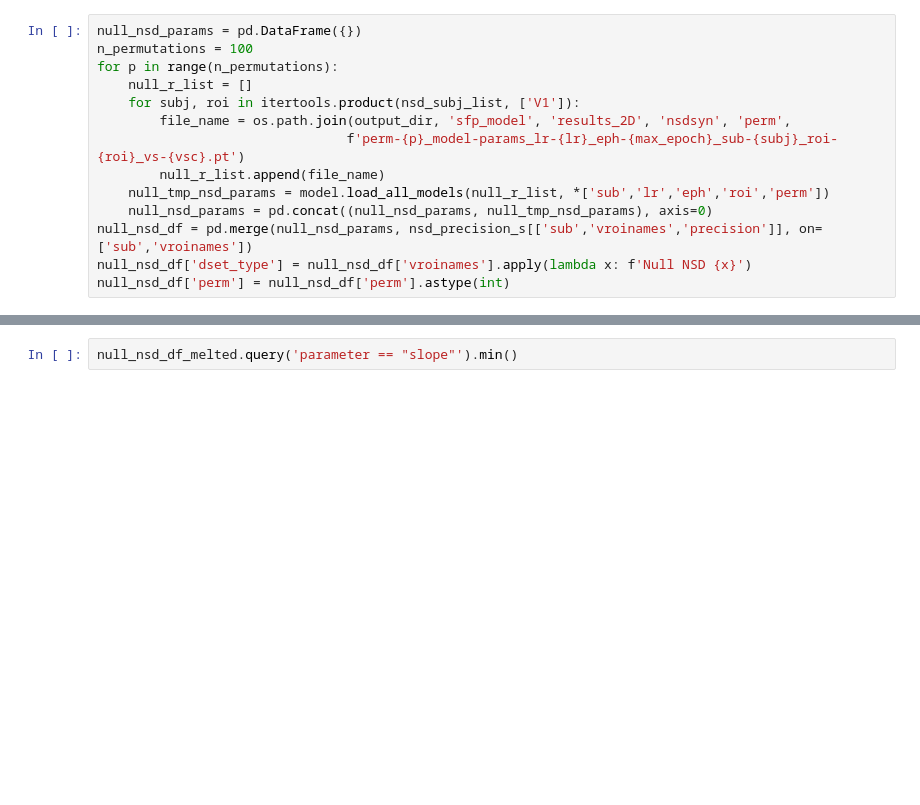
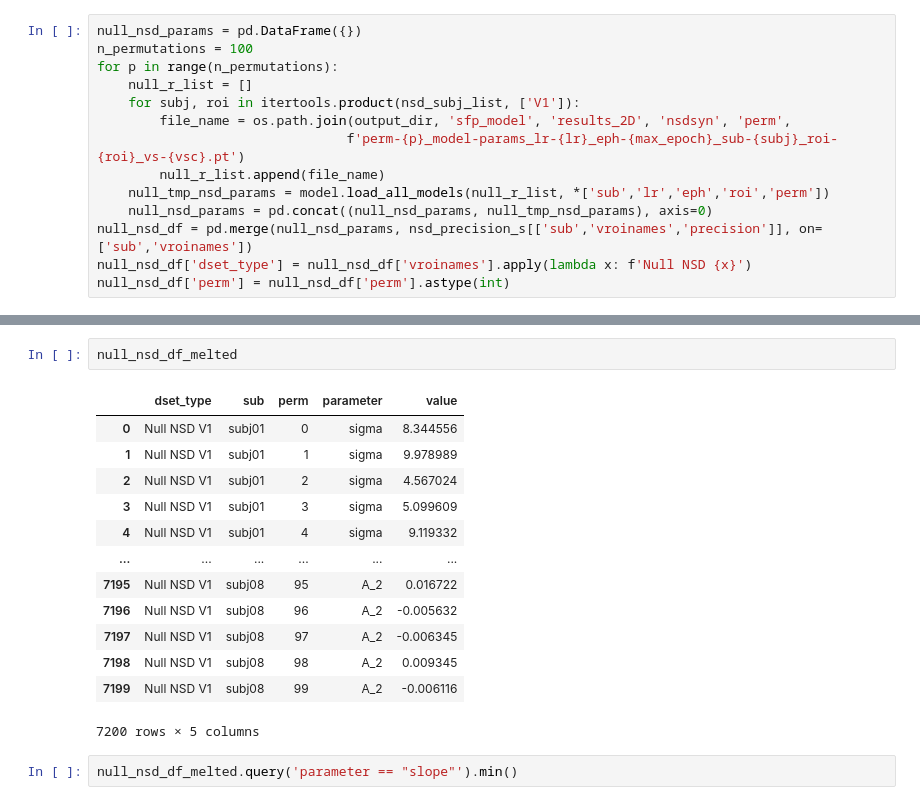
Before and after one commit to JiyeongHa/Spatial-Frequency-Preferences_NSDsyn, a Jupyter notebook: notebooks/null-distribution-comparison.ipynb, the cells around one changed output, grey strips where cells are left out. Drawn from its saved outputs; the diff is of its cells as text; blank space fills up the shorter version.

```diff
--- a/notebooks/null-distribution-comparison.ipynb
+++ b/notebooks/null-distribution-comparison.ipynb
@@ -106,3 +107,19 @@ vis2D.plot_null_parameter_distributions(null_nsd_df_melted, real_df=broderick_df
+# %%
+null_nsd_df_melted
+# %% [output]
+|  | dset_type | sub | perm | parameter | value |
+| 0 | Null NSD V1 | subj01 | 0 | sigma | 8.344556 |
+| 1 | Null NSD V1 | subj01 | 1 | sigma | 9.978989 |
+| 2 | Null NSD V1 | subj01 | 2 | sigma | 4.567024 |
+| 3 | Null NSD V1 | subj01 | 3 | sigma | 5.099609 |
+| 4 | Null NSD V1 | subj01 | 4 | sigma | 9.119332 |
+| ... | ... | ... | ... | ... | ... |
+| 7195 | Null NSD V1 | subj08 | 95 | A_2 | 0.016722 |
+| 7196 | Null NSD V1 | subj08 | 96 | A_2 | -0.005632 |
+| 7197 | Null NSD V1 | subj08 | 97 | A_2 | -0.006345 |
+| 7198 | Null NSD V1 | subj08 | 98 | A_2 | 0.009345 |
+| 7199 | Null NSD V1 | subj08 | 99 | A_2 | -0.006116 |
+7200 rows × 5 columns
 # %%
 null_nsd_df_melted.query('parameter == "slope"').min()
 # %% [output]
```
Also changed, not shown: parts of 5 cells of this notebook, 5 other files.
